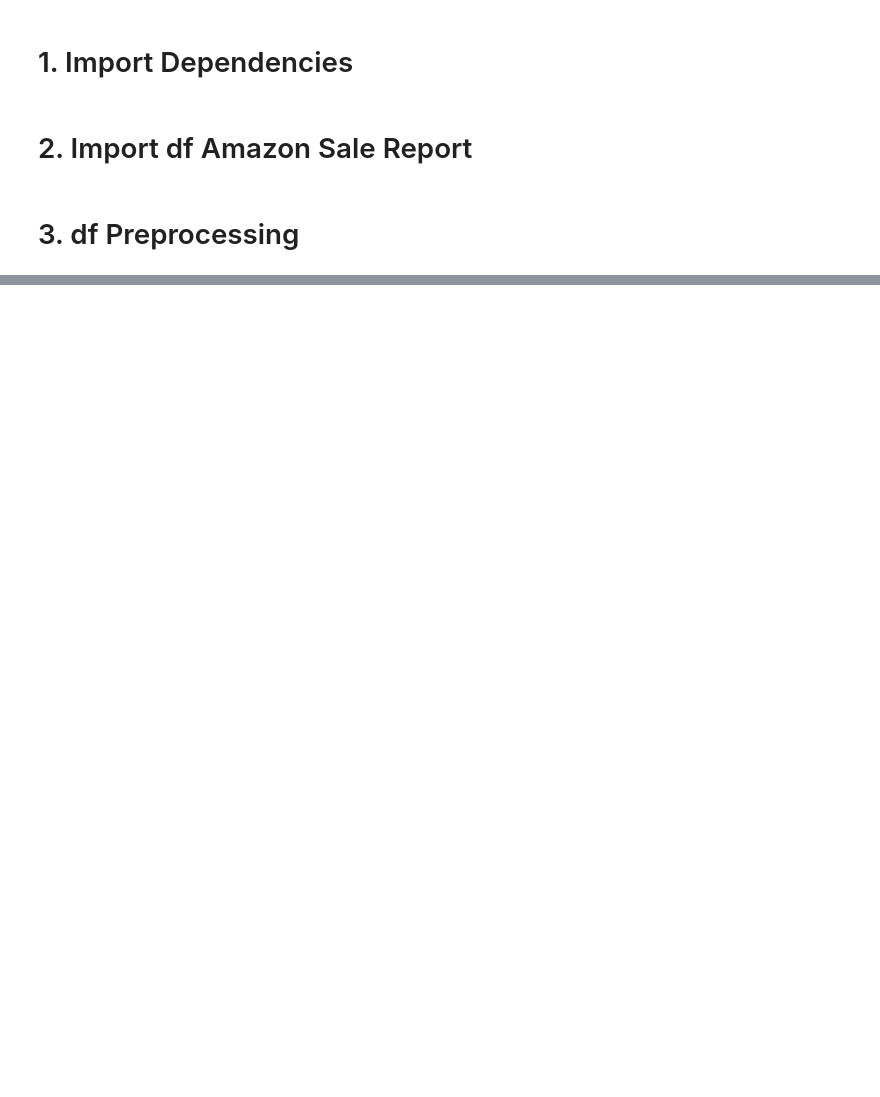
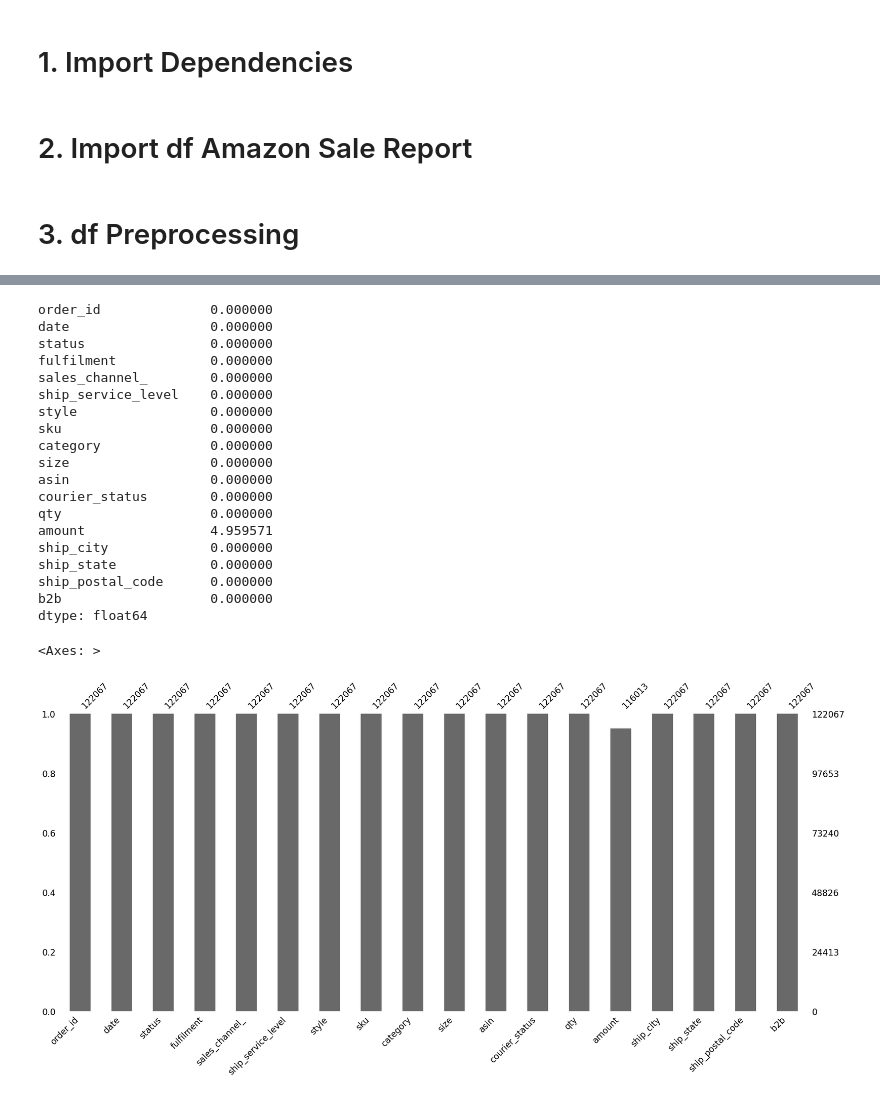
Before and after one commit to alfandysurya2/portfolio, a Jupyter notebook: E-Commerce Data Pipeline with Airflow/notebook/amazon_sale_report_pulling_and_preprocessing_debug.ipynb, the cells around one changed output, grey strips where cells are left out. Saved outputs shown, nothing was run; the diff lists cells and outputs as text; code cells hidden in the pictures; blank space fills up the shorter version.

```diff
--- a/E-Commerce Data Pipeline with Airflow/notebook/amazon_sale_report_pulling_and_preprocessing_debug.ipynb
+++ b/E-Commerce Data Pipeline with Airflow/notebook/amazon_sale_report_pulling_and_preprocessing_debug.ipynb
@@ -14,17 +16,17 @@ import missingno as msno
 # Connection Parameter
 host = 'localhost'
 port = '5432'
-dfbase = 'airflow'
+database = 'airflow'
 user = 'airflow'
 password = 'airflow'
 
 connection = psycopg2.connect(
     host=host,
     port=port,
-    dfbase=dfbase,
+    database=database,
     user=user,
     password=password)
-engine = create_engine(f'postgresql+psycopg2://{user}:{password}@{host}:{port}/{dfbase}')
+engine = create_engine(f'postgresql+psycopg2://{user}:{password}@{host}:{port}/{database}')
 # %%
 # Pull Amazon Sale Report df
 result = engine.execute("SELECT * FROM amazon_sale_report")
@@ -228,0 +255,25 @@ df_drop
+# %%
+print(nan_percentage(df_drop_na))
+msno.bar(df_drop_na)
+# %% [output]
+order_id              0.000000
+date                  0.000000
+status                0.000000
+fulfilment            0.000000
+sales_channel_        0.000000
+ship_service_level    0.000000
+style                 0.000000
+sku                   0.000000
+category              0.000000
+size                  0.000000
+asin                  0.000000
+courier_status        0.000000
+qty                   0.000000
+amount                4.959571
+ship_city             0.000000
+ship_state            0.000000
+ship_postal_code      0.000000
+b2b                   0.000000
+dtype: float64
+<Axes: >
+[figure, added]
```
Also changed, not shown: parts of 19 cells of this notebook, 47 other files.
